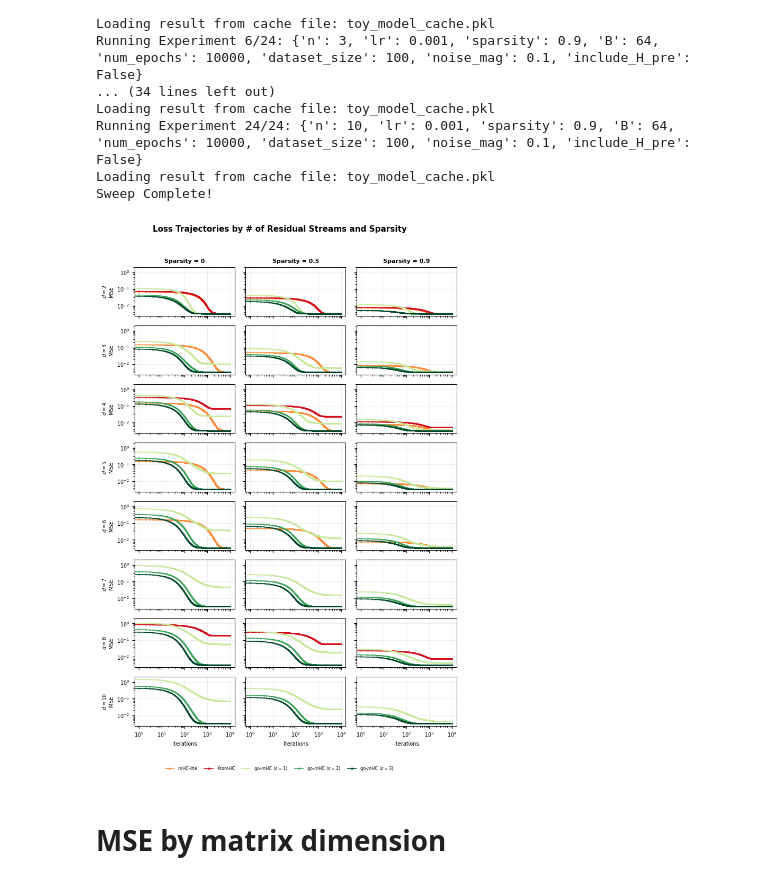
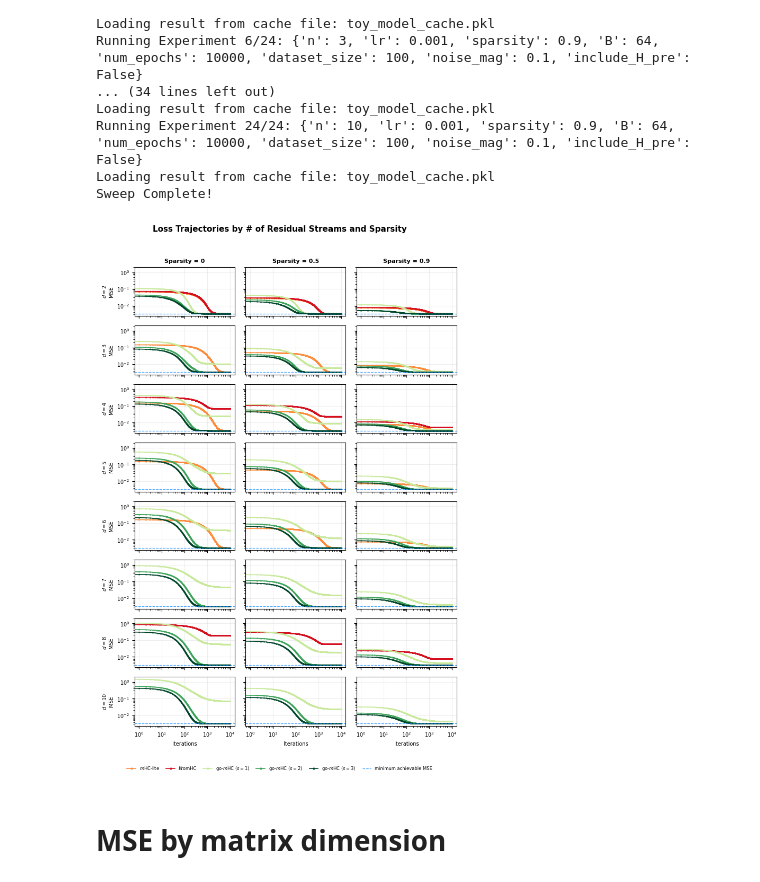
Before and after one commit to itstorque/go-mHC, a Jupyter notebook: omHC_toy_model_routing.ipynb, the cells around one changed output. Saved outputs shown, nothing was run; the diff lists cells and outputs as text; code cells hidden in the pictures.

```diff
--- a/omHC_toy_model_routing.ipynb
+++ b/omHC_toy_model_routing.ipynb
@@ -492,7 +492,7 @@ import matplotlib.pyplot as plt
 import numpy as np
 
 COLUMN_WIDTH = 3.5
-FIG_SIZE = (COLUMN_WIDTH * 2, COLUMN_WIDTH * 3)  # 3 cols x 8 rows
+FIG_SIZE = (COLUMN_WIDTH * 2, COLUMN_WIDTH * 3)
 
 plt.rcParams.update({
     "text.usetex": False,
@@ -505,14 +505,14 @@ plt.rcParams.update({
     "figure.autolayout": False
 })
 
-
+noise_floor = (sweep_config['noise_mag'][0] ** 2) / 3
 colors = [*plt.cm.YlOrRd([0.5, 0.8]), "k", *plt.cm.YlGn(np.linspace(0.3, 1, 3))]
 
-n_values = sweep_config['n']       # [2, 3, 4, 5, 6, 7, 8, 10]
-sparsity_values = sweep_config['sparsity']  # [0, 0.5, 0.9]
+n_values = sweep_config['n']
+sparsity_values = sweep_config['sparsity']
 
-n_rows = len(n_values)      # 8
-n_cols = len(sparsity_values)  # 3
+n_rows = len(n_values)
+n_cols = len(sparsity_values)
 
 fig, axes = plt.subplots(n_rows, n_cols, figsize=FIG_SIZE, sharex=True, sharey=True)
 
@@ -522,11 +522,8 @@ fig.suptitle("Loss Trajectories by # of Residual Streams and Sparsity",
 for col, s in enumerate(sparsity_values):
     axes[0, col].set_title(f"Sparsity = {s}", fontsize=8, fontweight='bold')
 
-
 for row, (n_idx, d) in enumerate(enumerate(n_values)):
     for col, (s_idx, s) in enumerate(enumerate(sparsity_values)):
-        #sparsity_multiplier = 1/(1 - sweep_config['sparsity'][col])
-
         ax = axes[row, col]
         exp_idx = n_idx * len(sparsity_values) + s_idx
 
@@ -545,8 +542,6 @@ for row, (n_idx, d) in enumerate(enumerate(n_values)):
 
         i = 0
         for label in histories:
-            #data = sparsity_multiplier * np.array(histories[label])
-
             data = histories[label]
             if data is not None and (hasattr(data, '__len__') and len(data) > 0):
                 ax.plot(data, color=colors[i],
@@ -554,42 +549,44 @@ for row, (n_idx, d) in enumerate(enumerate(n_values)):
                         marker='.', markersize=1.5, rasterized=True)
             i += 1
 
+        # Noise floor line
+        ax.axhline(y=noise_floor, color='dodgerblue', linestyle='--', linewidth=0.9, alpha=0.8)
+
         ax.set_yscale('log')
         ax.set_xscale('log')
         ax.grid(True, which="major", ls="-", alpha=0.2)
 
-        # Row label on leftmost column
         if col == 0:
             ax.set_ylabel(f"$d={d}$\nMSE", fontsize=7)
-
-        # X-axis label on bottom row only
         if row == n_rows - 1:
             ax.set_xlabel("Iterations", fontsize=7)
 
-# --- Single shared legend ---
-# Build from the label/color mapping
 from matplotlib.lines import Line2D
 
 legend_labels = ['$m$HC-lite', 'KromHC', 'go-$m$HC ($s=1$)',
-                 'go-$m$HC ($s=2$)', 'go-$m$HC ($s=3$)']
+                 'go-$m$HC ($s=2$)', 'go-$m$HC ($s=3$)', 'minimum achievable MSE']
 legend_colors = [colors[0], colors[1], colors[3], colors[4], colors[5]]
 
 handles = [Line2D([0], [0], color=c, marker='.', markersize=4, lw=1.2, label=l)
-           for c, l in zip(legend_colors, legend_labels)]
+           for c, l in zip(legend_colors, legend_labels[:-1])]
+
+# Noise floor handle added separately to match its distinct style
+handles.append(Line2D([0], [0], color='dodgerblue', linestyle='--', linewidth=0.9, alpha=0.8,
+                       label='minimum achievable MSE'))
 
 fig.legend(handles=handles,
            loc='lower center',
            bbox_to_anchor=(0.5, -0.01),
            ncol=len(handles),
            frameon=False,
            fontsize=6,
            columnspacing=1.5)
 
 plt.tight_layout(rect=[0, 0.03, 1, 0.96])
 plt.savefig('loss_traj_sparsity_grid.pdf', bbox_inches='tight', dpi=300)
 plt.show()
 # %% [output]
-[figure, old version]
+[figure, new version]
 # %% [markdown]
 # MSE by matrix dimension
 # %%
```
Also changed, not shown: parts of 3 cells of this notebook.
